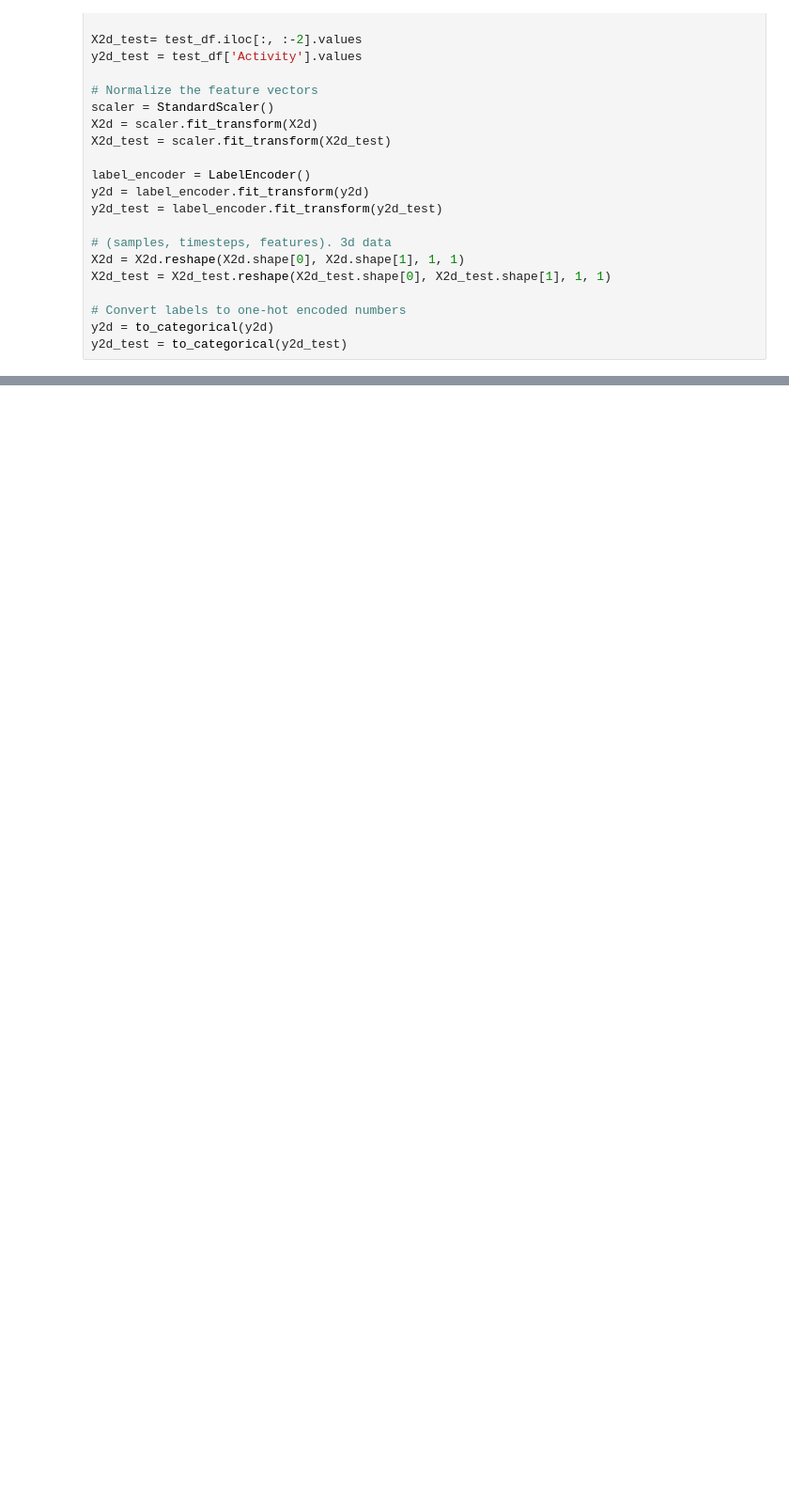
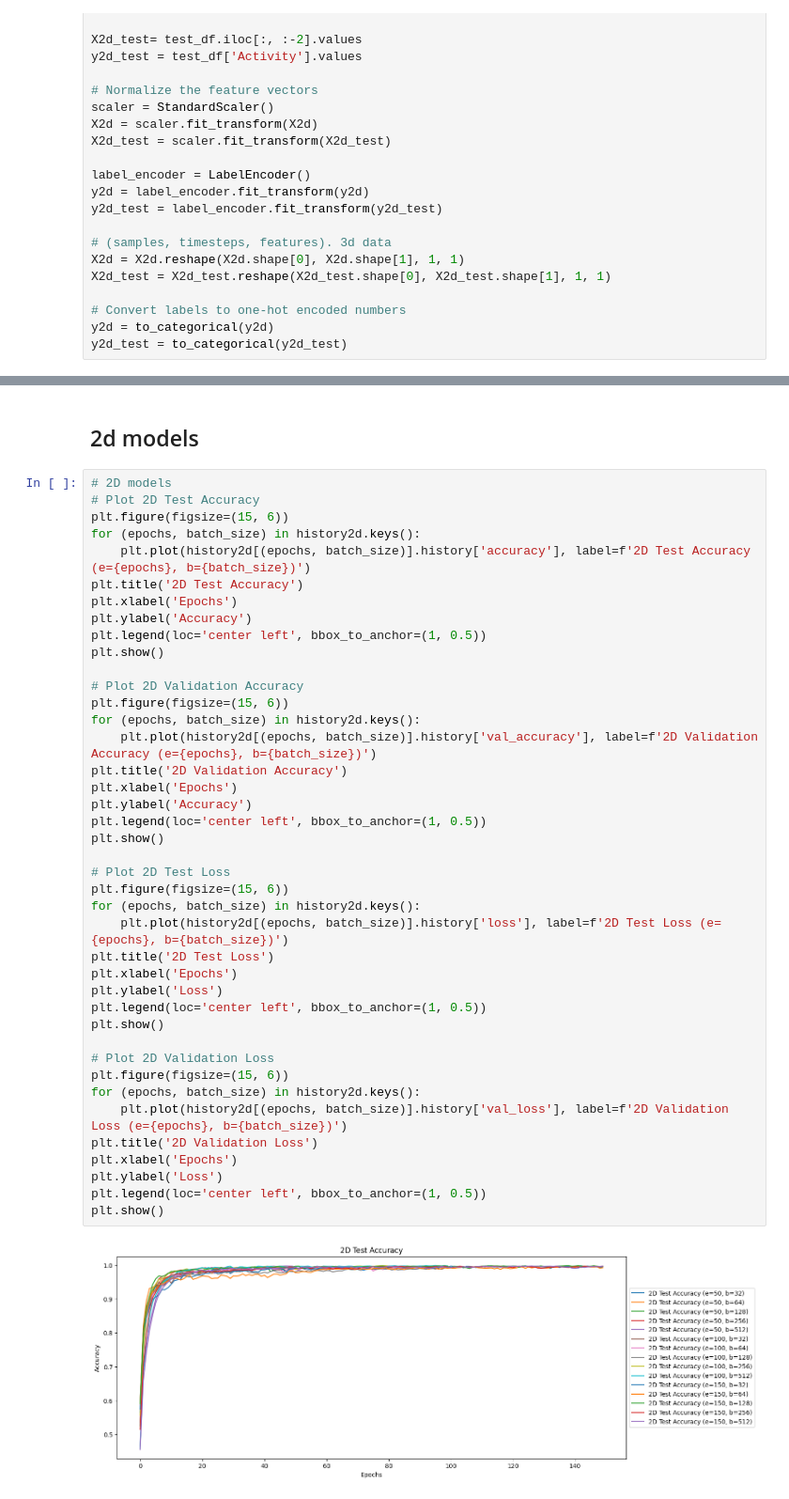
Before and after one commit to danielkamen/DS4400_Final_Project, a Jupyter notebook: cnn.ipynb, the cells around one changed output, grey strips where cells are left out. Shown at 94% size. Cells and saved outputs as stored; diff of their text form; blank space fills up the shorter version.

```diff
--- a/cnn.ipynb
+++ b/cnn.ipynb
@@ -177,0 +269,45 @@ Epoch 6/100
+# %% [markdown]
+## 2d models
+# %%
+# 2D models
+# Plot 2D Test Accuracy
+plt.figure(figsize=(15, 6))
+for (epochs, batch_size) in history2d.keys():
+    plt.plot(history2d[(epochs, batch_size)].history['accuracy'], label=f'2D Test Accuracy (e={epochs}, b={batch_size})')
+plt.title('2D Test Accuracy')
+plt.xlabel('Epochs')
+plt.ylabel('Accuracy')
+plt.legend(loc='center left', bbox_to_anchor=(1, 0.5))
+plt.show()
+
+# Plot 2D Validation Accuracy
+plt.figure(figsize=(15, 6))
+for (epochs, batch_size) in history2d.keys():
+    plt.plot(history2d[(epochs, batch_size)].history['val_accuracy'], label=f'2D Validation Accuracy (e={epochs}, b={batch_size})')
+plt.title('2D Validation Accuracy')
+plt.xlabel('Epochs')
+plt.ylabel('Accuracy')
+plt.legend(loc='center left', bbox_to_anchor=(1, 0.5))
+plt.show()
+
+# Plot 2D Test Loss
+plt.figure(figsize=(15, 6))
+for (epochs, batch_size) in history2d.keys():
+    plt.plot(history2d[(epochs, batch_size)].history['loss'], label=f'2D Test Loss (e={epochs}, b={batch_size})')
+plt.title('2D Test Loss')
+plt.xlabel('Epochs')
+plt.ylabel('Loss')
+plt.legend(loc='center left', bbox_to_anchor=(1, 0.5))
+plt.show()
+
+# Plot 2D Validation Loss
+plt.figure(figsize=(15, 6))
+for (epochs, batch_size) in history2d.keys():
+    plt.plot(history2d[(epochs, batch_size)].history['val_loss'], label=f'2D Validation Loss (e={epochs}, b={batch_size})')
+plt.title('2D Validation Loss')
+plt.xlabel('Epochs')
+plt.ylabel('Loss')
+plt.legend(loc='center left', bbox_to_anchor=(1, 0.5))
+plt.show()
+# %% [output]
+[figure, added]
```
Also changed, not shown: parts of 16 cells of this notebook, 1 other file.
